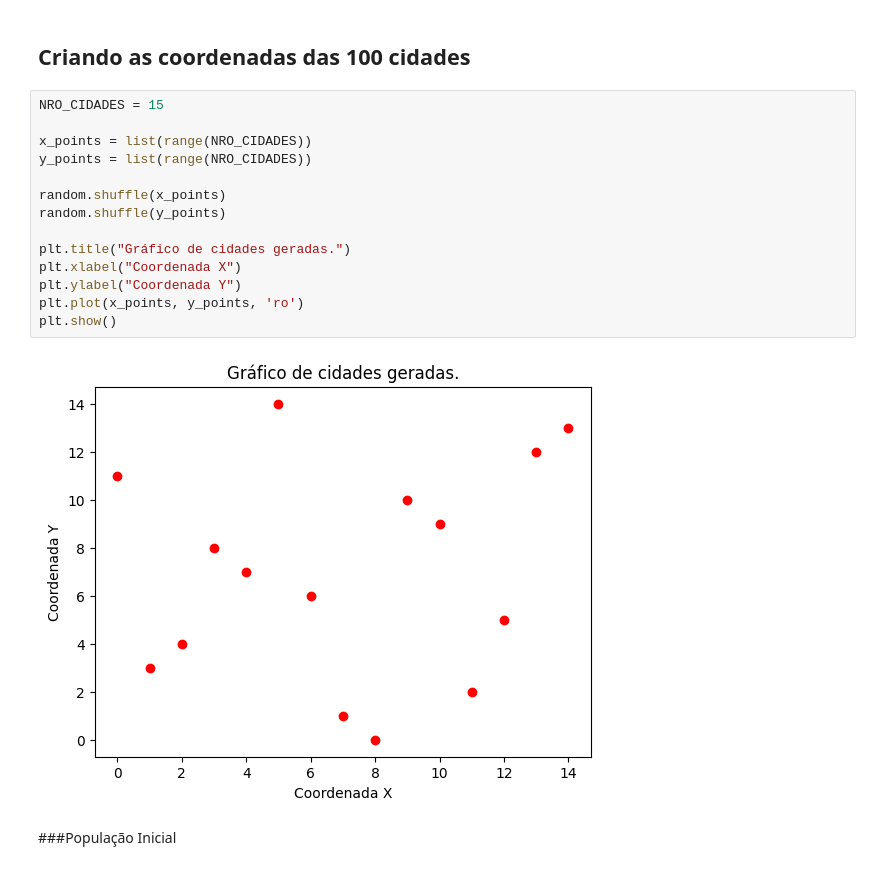
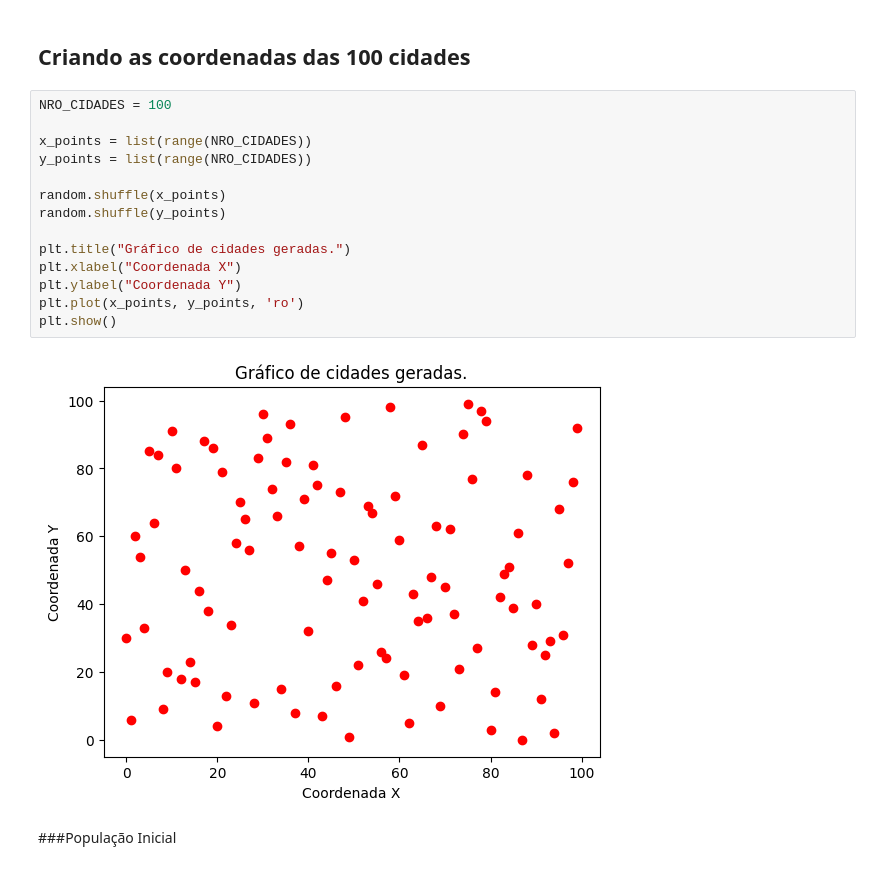
Before and after one commit to Equipe16-IAA/IAA015, a Jupyter notebook: IAA015_Caixeiro_Viajante_GA_v2.ipynb, the cells around one changed output. Drawn from its saved outputs; the diff is of its cells as text.

```diff
--- a/IAA015_Caixeiro_Viajante_GA_v2.ipynb
+++ b/IAA015_Caixeiro_Viajante_GA_v2.ipynb
@@ -12,21 +12,21 @@ import copy
 # %% [markdown]
 ## Criando as coordenadas das 100 cidades
 # %%
-NRO_CIDADES = 15
+NRO_CIDADES = 100
 
 x_points = list(range(NRO_CIDADES))
 y_points = list(range(NRO_CIDADES))
 
 random.shuffle(x_points)
 random.shuffle(y_points)
 
 plt.title("Gráfico de cidades geradas.")
 plt.xlabel("Coordenada X")
 plt.ylabel("Coordenada Y")
 plt.plot(x_points, y_points, 'ro')
 plt.show()
 # %% [output]
-[figure, old version]
+[figure, new version]
 # %% [markdown]
 ###População Inicial
 # %%
```
Also changed, not shown: parts of 10 cells of this notebook.
